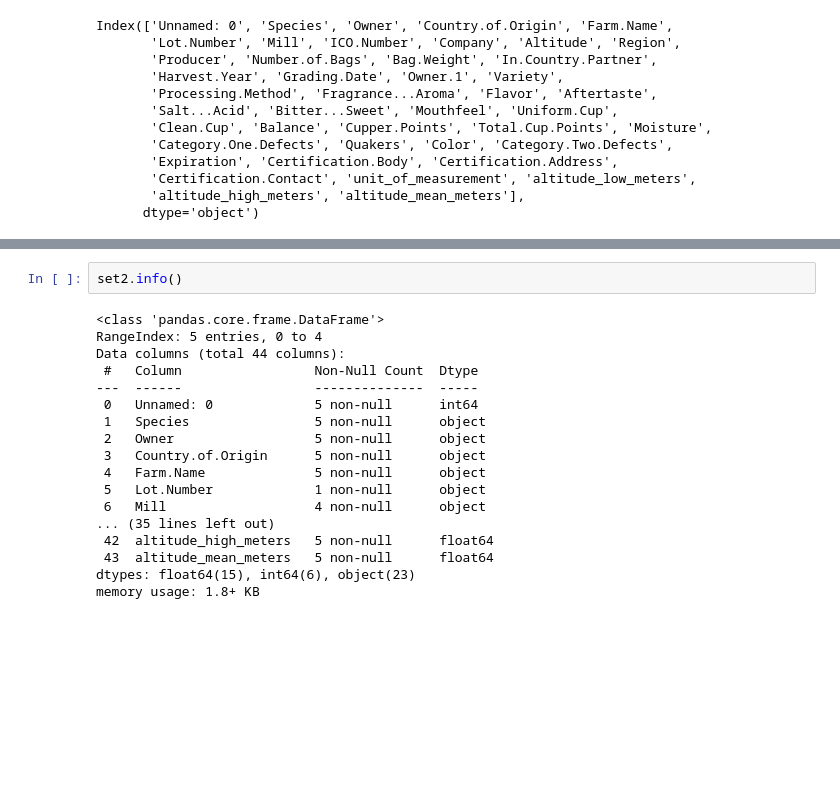
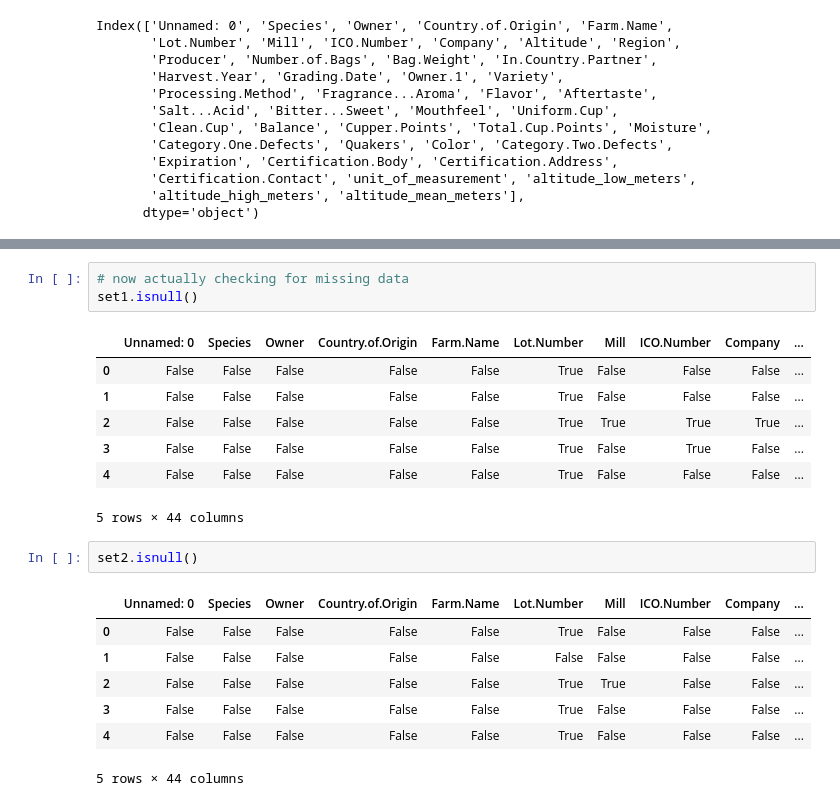
Before and after one commit to ghughes2001/GA-Final_Project, a Jupyter notebook: FINAL-Reading in Data.ipynb, the cells around one changed output, grey strips where cells are left out. Drawn from its saved outputs; the diff is of its cells as text; blank space fills up the shorter version.

Commit message:
finish reading data I think

```diff
--- a/FINAL-Reading in Data.ipynb
+++ b/FINAL-Reading in Data.ipynb
@@ -83,20 +113,21 @@ memory usage: 1.8+ KB
+# %%
+# now actually checking for missing data
+set1.isnull()
+# %% [output]
+|  | Unnamed: 0 | Species | Owner | Country.of.Origin | Farm.Name | Lot.Number | Mill | ICO.Number | Company | ... |
+| 0 | False | False | False | False | False | True | False | False | False | ... |
+| 1 | False | False | False | False | False | True | False | False | False | ... |
+| 2 | False | False | False | False | False | True | True | True | True | ... |
+| 3 | False | False | False | False | False | True | False | True | False | ... |
+| 4 | False | False | False | False | False | True | False | False | False | ... |
+5 rows × 44 columns
 # %%
-set2.info()
+set2.isnull()
 # %% [output]
+|  | Unnamed: 0 | Species | Owner | Country.of.Origin | Farm.Name | Lot.Number | Mill | ICO.Number | Company | ... |
+| 0 | False | False | False | False | False | True | False | False | False | ... |
+| 1 | False | False | False | False | False | False | False | False | False | ... |
+| 2 | False | False | False | False | False | True | True | False | False | ... |
+| 3 | False | False | False | False | False | True | False | False | False | ... |
+| 4 | False | False | False | False | False | True | False | False | False | ... |
-<class 'pandas.core.frame.DataFrame'>
-RangeIndex: 5 entries, 0 to 4
-Data columns (total 44 columns):
- #   Column                 Non-Null Count  Dtype
----  ------                 --------------  -----
- 0   Unnamed: 0             5 non-null      int64
- 1   Species                5 non-null      object
- 2   Owner                  5 non-null      object
- 3   Country.of.Origin      5 non-null      object
- 4   Farm.Name              5 non-null      object
- 5   Lot.Number             1 non-null      object
- 6   Mill                   4 non-null      object
-... (35 lines left out)
- 42  altitude_high_meters   5 non-null      float64
- 43  altitude_mean_meters   5 non-null      float64
-dtypes: float64(15), int64(6), object(23)
-memory usage: 1.8+ KB
+5 rows × 44 columns
```
Also changed, not shown: parts of 5 cells of this notebook.
